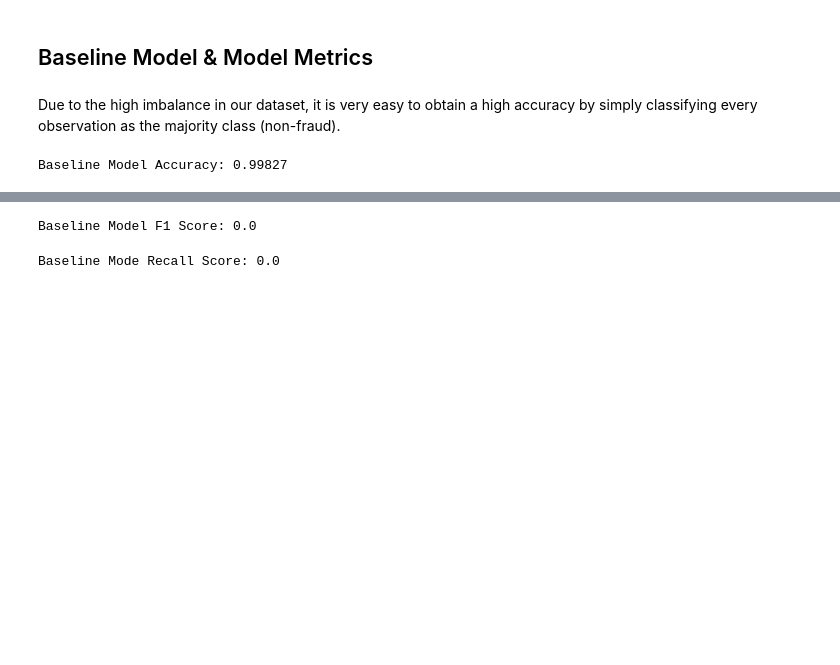
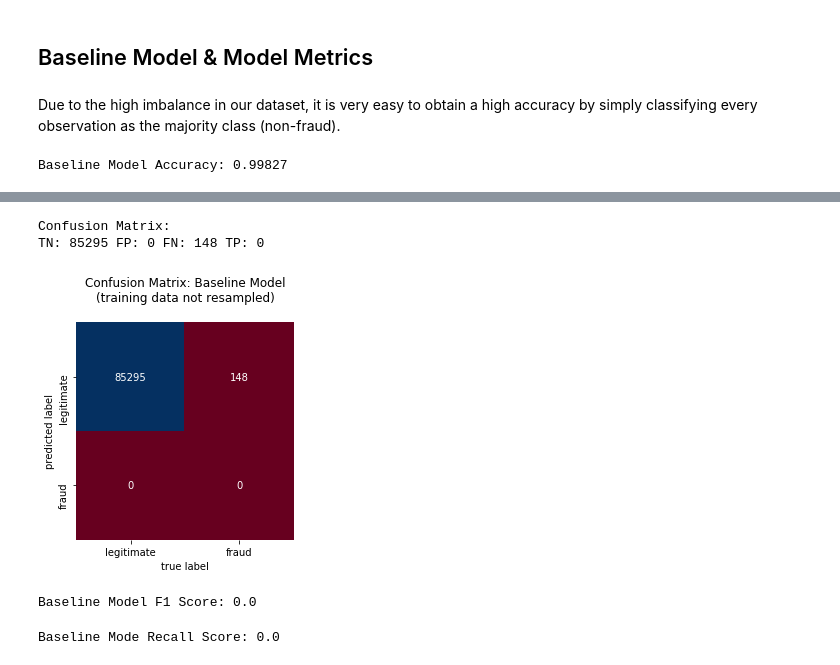
Before and after one commit to AdamBlomfield/credit_card_fraud, a Jupyter notebook: notebooks/predictive_modelling.ipynb, the cells around one changed output, grey strips where cells are left out. Cells and saved outputs as stored; diff of their text form; code cells hidden in the pictures; blank space fills up the shorter version.

```diff
--- a/notebooks/predictive_modelling.ipynb
+++ b/notebooks/predictive_modelling.ipynb
@@ -304,3 +256,10 @@ For our model we will **focus on the F1 Score** and place more emphasis on a hig
+# %%
+# Confusion matrix for baseline model
+custom_confusion_matrix(y_test, y_pred_base, 'Baseline', 'not resampled')
+# %% [output]
+Confusion Matrix:
+TN: 85295 FP: 0 FN: 148 TP: 0
+[figure, added]
 # %%
 # Calculate F1 Score of Baseline Model
 f1_base = round(f1_score(y_test, y_pred_base), 8)
```
Also changed, not shown: parts of 88 cells of this notebook, 29 other files.
